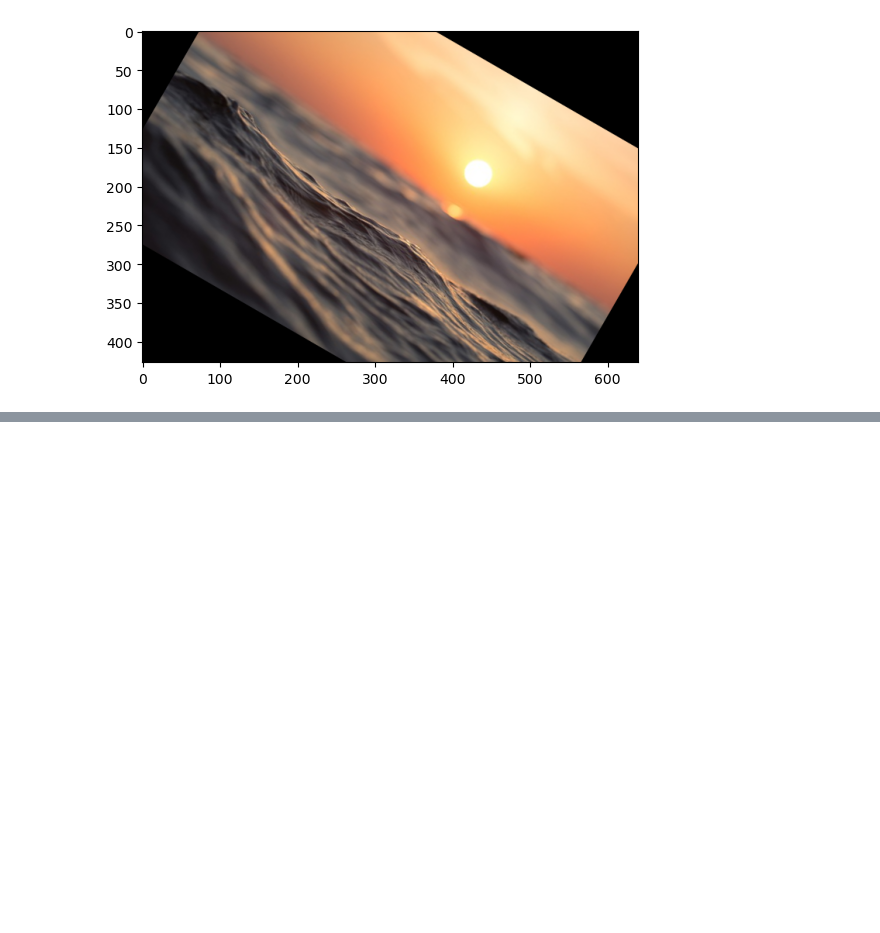
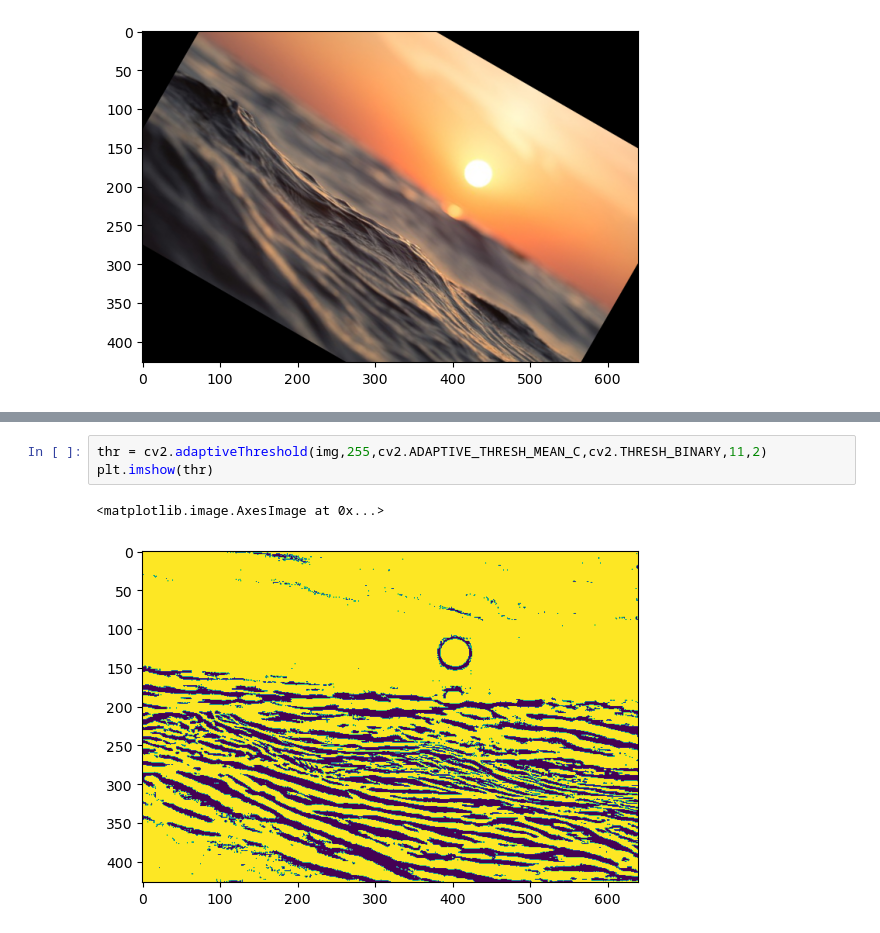
Before and after one commit to MarwanAshraf22/Electro-Pi, a Jupyter notebook: Studying/Computer vision foundation.ipynb, the cells around one changed output, grey strips where cells are left out. Cells and saved outputs as stored; diff of their text form; blank space fills up the shorter version.

```diff
--- a/Studying/Computer vision foundation.ipynb
+++ b/Studying/Computer vision foundation.ipynb
@@ -43,0 +55,6 @@ plt.imshow(dst)
+# %%
+thr = cv2.adaptiveThreshold(img,255,cv2.ADAPTIVE_THRESH_MEAN_C,cv2.THRESH_BINARY,11,2)
+plt.imshow(thr)
+# %% [output]
+<matplotlib.image.AxesImage at 0x...>
+[figure, added]
```
Also changed, not shown: parts of 3 cells of this notebook, 4 other files.
